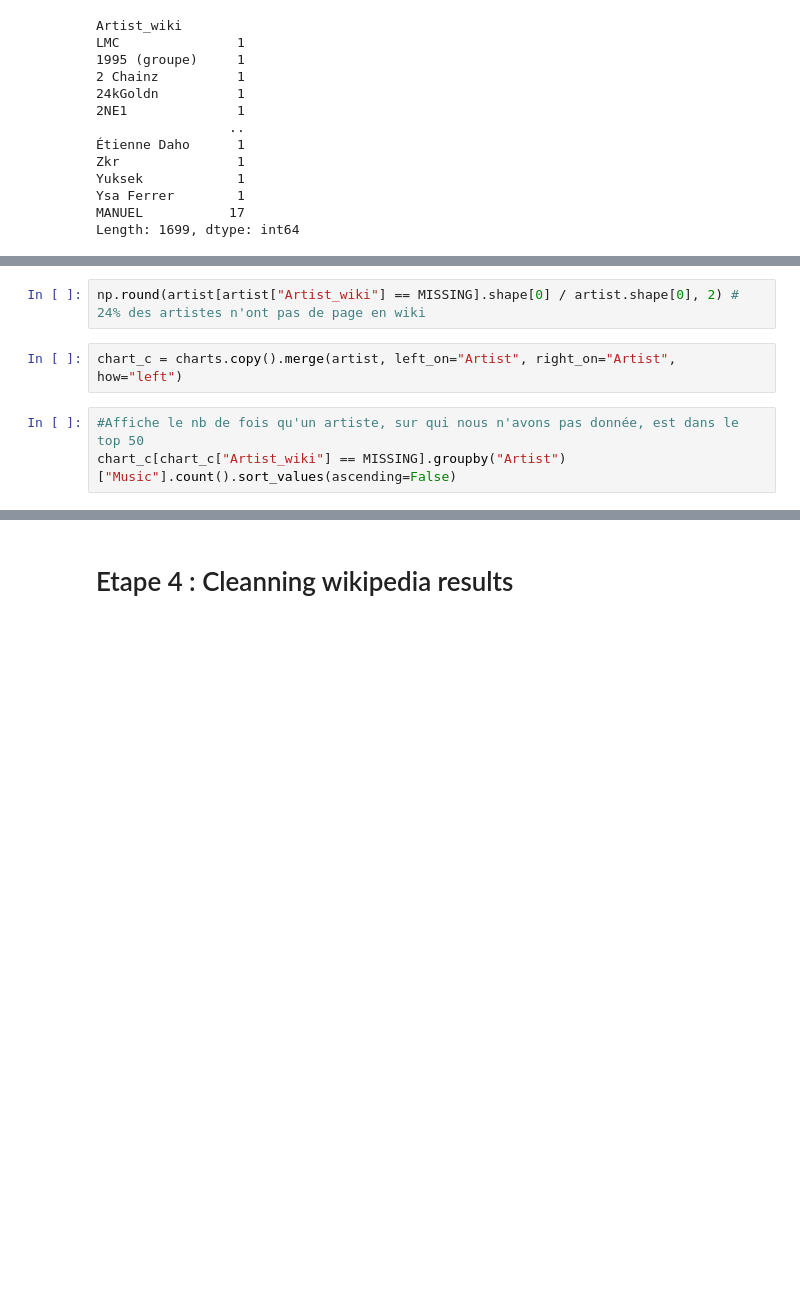
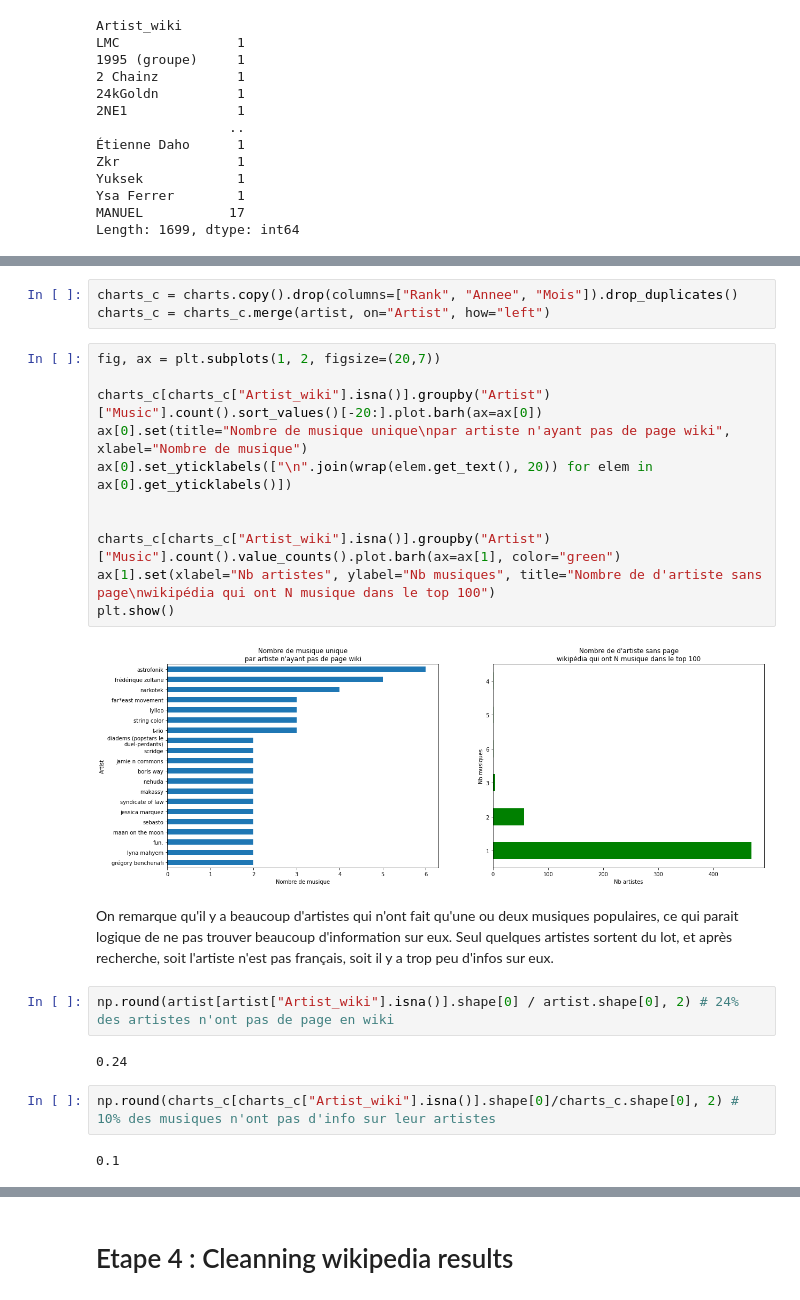
Before and after one commit to StundFR/PFE-Music-Analysis, a Jupyter notebook: stats.ipynb, the cells around one changed output, grey strips where cells are left out. Cells and saved outputs as stored; diff of their text form; blank space fills up the shorter version.

```diff
--- a/stats.ipynb
+++ b/stats.ipynb
@@ -96,10 +97,30 @@ artist[artist["Artist_wiki"] == "Jean-Roch"]
+# %%
+charts_c = charts.copy().drop(columns=["Rank", "Annee", "Mois"]).drop_duplicates()
+charts_c = charts_c.merge(artist, on="Artist", how="left")
+# %%
+fig, ax = plt.subplots(1, 2, figsize=(20,7))
+
+charts_c[charts_c["Artist_wiki"].isna()].groupby("Artist")["Music"].count().sort_values()[-20:].plot.barh(ax=ax[0])
+ax[0].set(title="Nombre de musique unique\npar artiste n'ayant pas de page wiki", xlabel="Nombre de musique")
+ax[0].set_yticklabels(["\n".join(wrap(elem.get_text(), 20)) for elem in ax[0].get_yticklabels()])
+
+
+charts_c[charts_c["Artist_wiki"].isna()].groupby("Artist")["Music"].count().value_counts().plot.barh(ax=ax[1], color="green")
+ax[1].set(xlabel="Nb artistes", ylabel="Nb musiques", title="Nombre de d'artiste sans page\nwikipédia qui ont N musique dans le top 100")
+plt.show()
+# %% [output]
+[figure, added]
+# %% [markdown]
+On remarque qu'il y a beaucoup d'artistes qui n'ont fait qu'une ou deux musiques populaires, ce qui parait logique de ne pas trouver beaucoup d'information sur eux. </br>
+Seul quelques artistes sortent du lot, et après recherche, soit l'artiste n'est pas français, soit il y a trop peu d'infos sur eux.
 # %%
-np.round(artist[artist["Artist_wiki"] == MISSING].shape[0] / artist.shape[0], 2) # 24% des artistes n'ont pas de page en wiki
+np.round(artist[artist["Artist_wiki"].isna()].shape[0] / artist.shape[0], 2) # 24% des artistes n'ont pas de page en wiki
+# %% [output]
+0.24
-# %%
-chart_c = charts.copy().merge(artist, left_on="Artist", right_on="Artist", how="left")
-# %%
-#Affiche le nb de fois qu'un artiste, sur qui nous n'avons pas donnée, est dans le top 50
-chart_c[chart_c["Artist_wiki"] == MISSING].groupby("Artist")["Music"].count().sort_values(ascending=False)
+# %%
+np.round(charts_c[charts_c["Artist_wiki"].isna()].shape[0]/charts_c.shape[0], 2) # 10% des musiques n'ont pas d'info sur leur artistes
+# %% [output]
+0.1
 # %%
 #On recalcul les distances entre les noms d'artistes et les pages wikipédia pour vérifier
 def calc_dist(artist, wiki):
```
Also changed, not shown: parts of 7 cells of this notebook.
